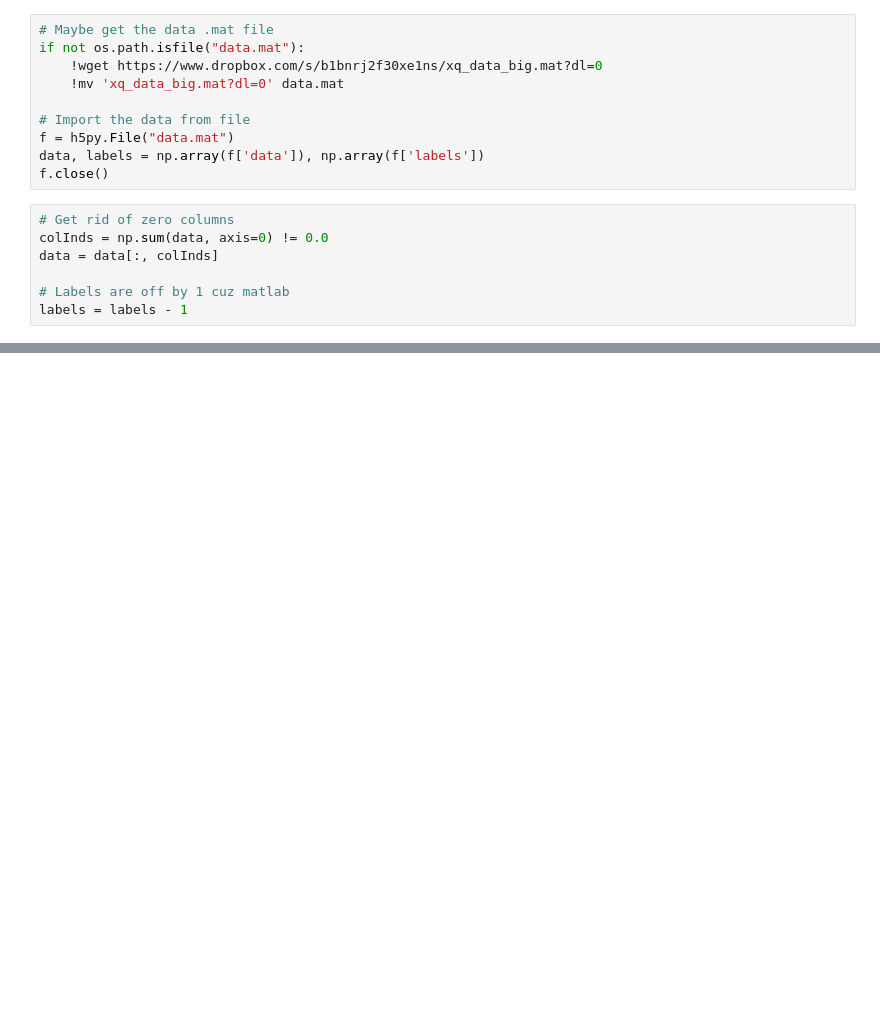
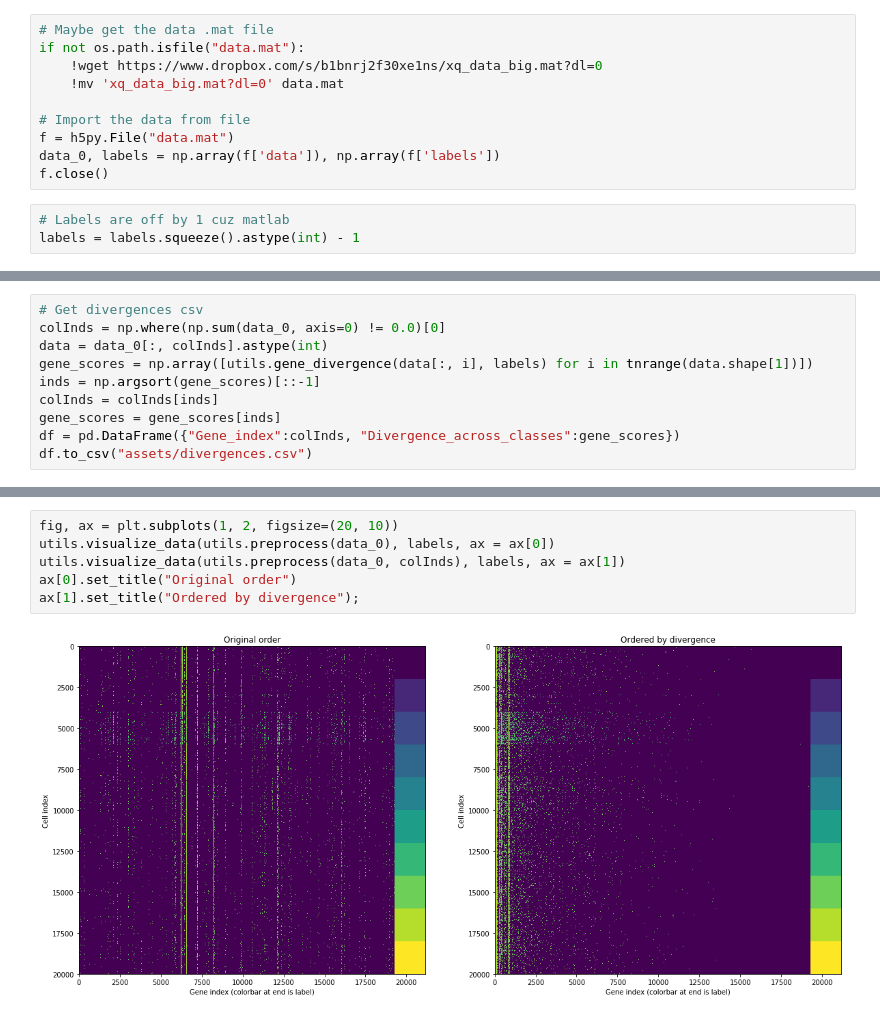
Before and after one commit to akshayyeluri/cellClassifier, a Jupyter notebook: sandbox.ipynb, the cells around one changed output, grey strips where cells are left out. Cells and saved outputs as stored; diff of their text form; blank space fills up the shorter version.

```diff
--- a/sandbox.ipynb
+++ b/sandbox.ipynb
@@ -36,12 +27,8 @@ if not os.path.isfile("data.mat"):
 
 # Import the data from file
 f = h5py.File("data.mat")
-data, labels = np.array(f['data']), np.array(f['labels'])
+data_0, labels = np.array(f['data']), np.array(f['labels'])
 f.close()
 # %%
-# Get rid of zero columns
-colInds = np.sum(data, axis=0) != 0.0
-data = data[:, colInds]
-
 # Labels are off by 1 cuz matlab
-labels = labels - 1
+labels = labels.squeeze().astype(int) - 1
@@ -90,0 +35,10 @@ plt.ylabel("Cell index");
+# %%
+# Get divergences csv
+colInds = np.where(np.sum(data_0, axis=0) != 0.0)[0]
+data = data_0[:, colInds].astype(int)
+gene_scores = np.array([utils.gene_divergence(data[:, i], labels) for i in tnrange(data.shape[1])])
+inds = np.argsort(gene_scores)[::-1]
+colInds = colInds[inds]
+gene_scores = gene_scores[inds]
+df = pd.DataFrame({"Gene_index":colInds, "Divergence_across_classes":gene_scores})
+df.to_csv("assets/divergences.csv")
@@ -90,0 +47,8 @@ plt.ylabel("Cell index");
+# %%
+fig, ax = plt.subplots(1, 2, figsize=(20, 10))
+utils.visualize_data(utils.preprocess(data_0), labels, ax = ax[0])
+utils.visualize_data(utils.preprocess(data_0, colInds), labels, ax = ax[1])
+ax[0].set_title("Original order")
+ax[1].set_title("Ordered by divergence");
+# %% [output]
+[figure, added]
```
Also changed, not shown: parts of 10 cells of this notebook, 4 other files.
